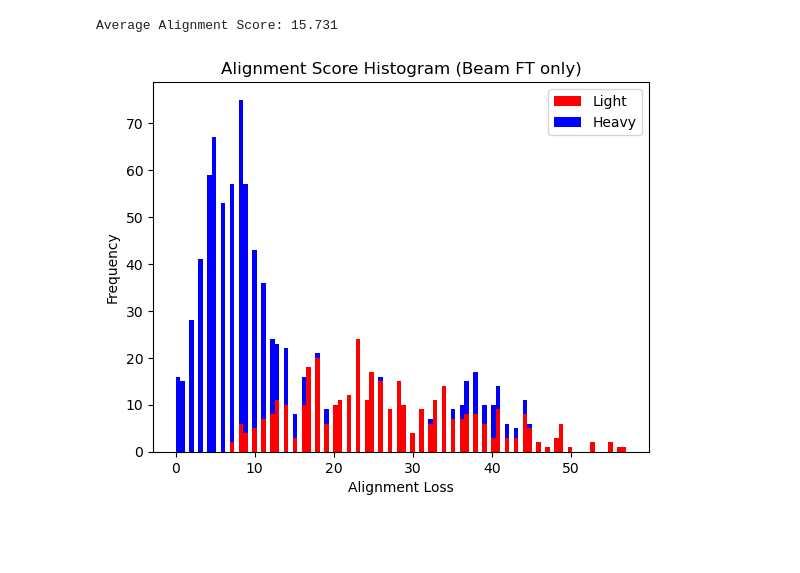
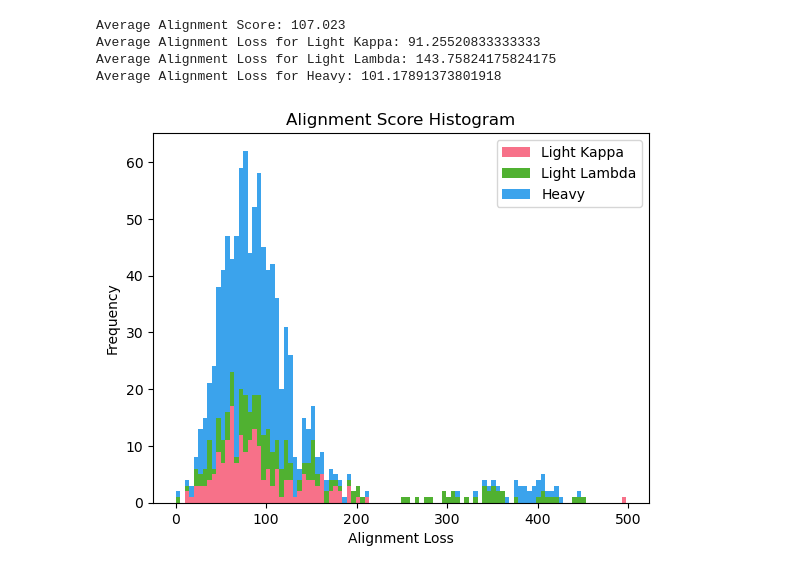
Before and after one commit to Dominko/DoggifAI, a Jupyter notebook: scripts/data_analysis/sampler_test.ipynb, the cells around one changed output. Saved outputs shown, nothing was run; the diff lists cells and outputs as text; code cells hidden in the pictures; blank space fills up the shorter version.

```diff
--- a/scripts/data_analysis/sampler_test.ipynb
+++ b/scripts/data_analysis/sampler_test.ipynb
@@ -18,15 +18,16 @@ print(set(tags))
 from Bio import Align
 from Bio.Align import substitution_matrices
 import pandas as pd
+import seaborn as sns
 
 aligner = Align.PairwiseAligner()
 aligner.mode = 'global'
-# aligner.open_gap_score = -11
+aligner.open_gap_score = -11
+aligner.extend_gap_score = -1
+aligner.substitution_matrix = substitution_matrices.load(name='PAM30')
+
+# aligner.open_gap_score = -1
 # aligner.extend_gap_score = -1
-# aligner.substitution_matrix = substitution_matrices.load(name='PAM30')
-
-aligner.open_gap_score = -1
-aligner.extend_gap_score = -1
 
 alignment_scores = []
 alignment_targets = []
@@ -96,37 +97,48 @@ import matplotlib.pyplot as plt
 alignment_scores = []
 alignment_targets = []
 alignment_losses = []
-with open('../../datasets/outputs/small_ft_only_beam/test/processed', 'r') as file:
+with open('../../sample_outputs/2024_10_02__13_49_58/processed', 'r') as file:
     lines = file.readlines()
     for i in range(0, len(lines), 3):
         alignment_target = aligner.align(lines[i].strip("target: ").strip(), lines[i].strip("target: ").strip())
         alignment_targets.append(alignment_target.score)
         if len(lines[i+1].strip()) == 0:
             alignment_scores.append(0)
             alignment_losses.append(alignment_target.score)
             continue
         alignment = aligner.align(lines[i].strip("target: ").strip(), lines[i+1].strip())
         alignment_scores.append(alignment.score)
         alignment_losses.append(alignment_target.score - alignment.score)
 
 average_score = sum(alignment_losses) / len(alignment_scores)
 print("Average Alignment Score:", average_score)
 
 df = pd.DataFrame({'losses': alignment_losses, 'tags': tags})
 
 df_light_kappa = df[df['tags'] == 'light_kappa']['losses']
 df_light_lambda = df[df['tags'] == 'light_lambda']['losses']
 df_heavy = df[df['tags'] == 'heavy']['losses']
 
-colors = ['red', 'blue']
-labels = ['Light', 'Heavy']
+avg_light_kappa = df_light_kappa.mean()
+avg_light_lambda = df_light_lambda.mean()
+avg_heavy = df_heavy.mean()
 
-plt.hist([df_light_kappa, df_heavy], bins=100, color=colors, label=labels, histtype='barstacked')
+print(f"Average Alignment Loss for Light Kappa: {avg_light_kappa}")
+print(f"Average Alignment Loss for Light Lambda: {avg_light_lambda}")
+print(f"Average Alignment Loss for Heavy: {avg_heavy}")
+
+colors = sns.color_palette("husl", 3)
+labels = ['Light Kappa', 'Light Lambda', 'Heavy']
+
+plt.hist([df_light_kappa, df_light_lambda, df_heavy], bins=100, color=colors, label=labels, histtype='barstacked')
 plt.xlabel('Alignment Loss')
 plt.ylabel('Frequency')
-plt.title('Alignment Score Histogram (Beam FT only)')
+plt.title('Alignment Score Histogram')
 plt.legend()
 plt.show()
 # %% [output]
-Average Alignment Score: 15.731
+Average Alignment Score: 107.023
+Average Alignment Loss for Light Kappa: 91.25520833333333
+Average Alignment Loss for Light Lambda: 143.75824175824175
+Average Alignment Loss for Heavy: 101.17891373801918
-[figure, old version]
+[figure, new version]
```
Also changed, not shown: parts of 4 cells of this notebook, 6 other files.
